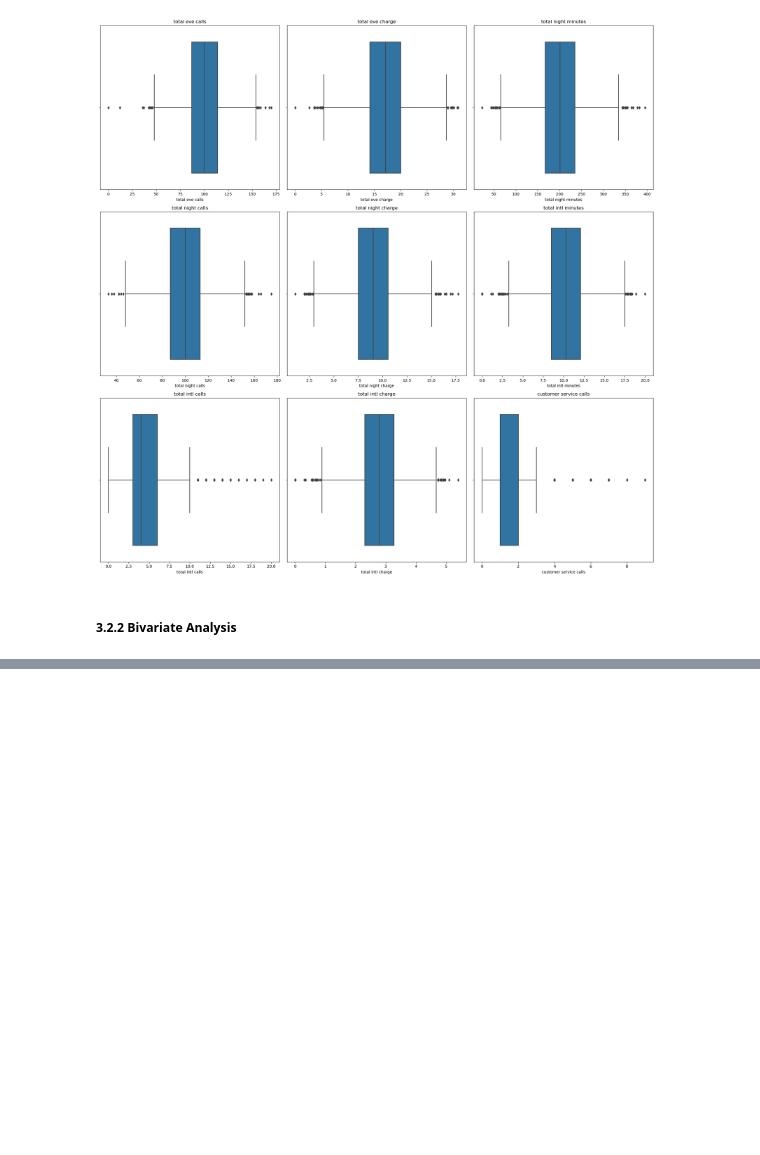
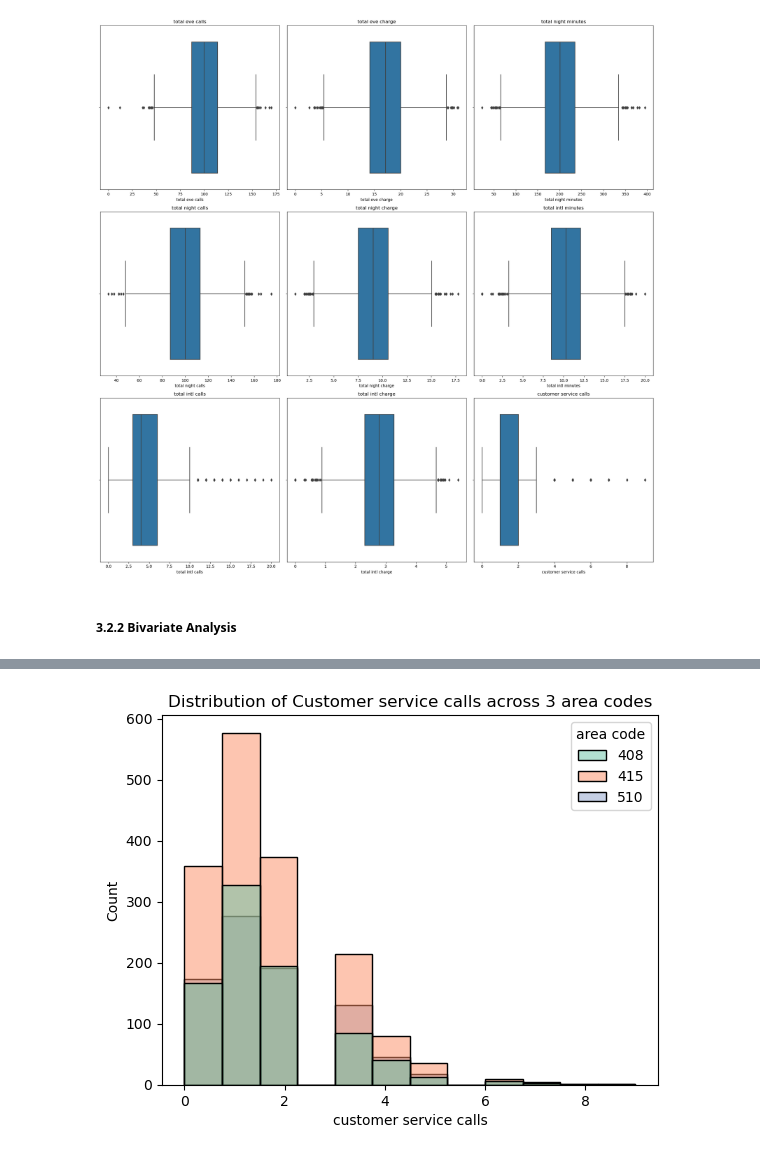
Before and after one commit to Isaac-Munyaka/Phase_3_project, a Jupyter notebook: customer_churn_prediction.ipynb, the cells around one changed output, grey strips where cells are left out. Cells and saved outputs as stored; diff of their text form; code cells hidden in the pictures; blank space fills up the shorter version.

```diff
--- a/customer_churn_prediction.ipynb
+++ b/customer_churn_prediction.ipynb
@@ -318,0 +319,6 @@ plt.show()
+# %%
+sns.histplot(x="customer service calls", bins=12, kde= False, hue="area code", data=df, palette="Set2")
+plt.title("Distribution of Customer service calls across 3 area codes")
+plt.show()
+# %% [output]
+[figure, added]
```
Also changed, not shown: parts of 6 cells of this notebook.
